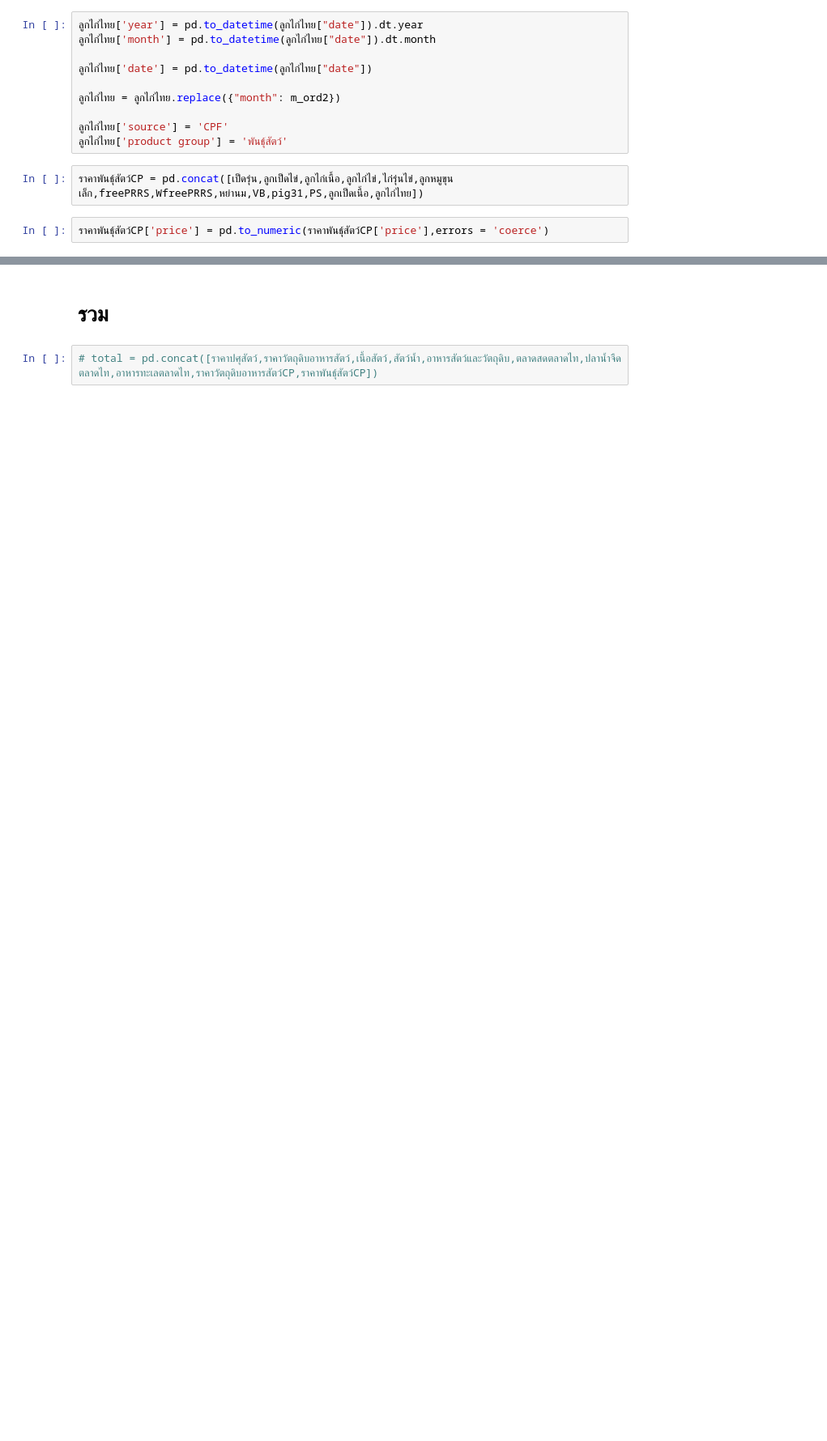
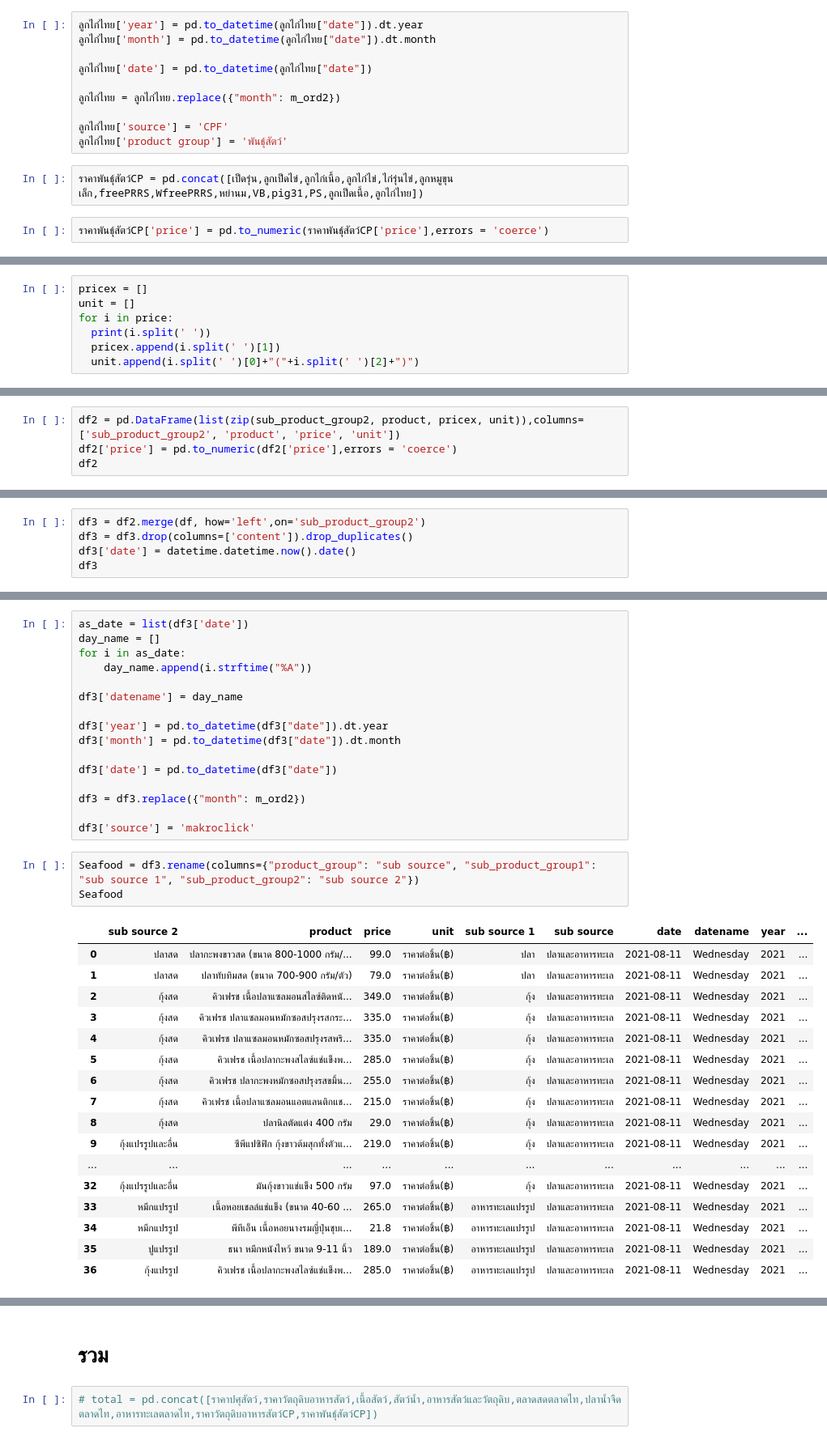
Before and after one commit to gvanathip/webscraping, a Jupyter notebook: publicdata_price.ipynb, the cells around one changed output, grey strips where cells are left out. Shown at 81% size. Cells and saved outputs as stored; diff of their text form; blank space fills up the shorter version.

```diff
--- a/publicdata_price.ipynb
+++ b/publicdata_price.ipynb
@@ -2550,0 +3433,7 @@ for i in as_date:
+# %%
+pricex = []
+unit = []
+for i in price:
+  print(i.split(' '))
+  pricex.append(i.split(' ')[1])
+  unit.append(i.split(' ')[0]+"("+i.split(' ')[2]+")")
@@ -2550,0 +3458,4 @@ for i in as_date:
+# %%
+df2 = pd.DataFrame(list(zip(sub_product_group2, product, pricex, unit)),columns=['sub_product_group2', 'product', 'price', 'unit'])
+df2['price'] = pd.to_numeric(df2['price'],errors = 'coerce')
+df2
@@ -2550,0 +3480,5 @@ for i in as_date:
+# %%
+df3 = df2.merge(df, how='left',on='sub_product_group2')
+df3 = df3.drop(columns=['content']).drop_duplicates()
+df3['date'] = datetime.datetime.now().date()
+df3
@@ -2550,0 +3503,37 @@ for i in as_date:
+# %%
+as_date = list(df3['date'])
+day_name = []
+for i in as_date:
+    day_name.append(i.strftime("%A"))
+
+df3['datename'] = day_name
+
+df3['year'] = pd.to_datetime(df3["date"]).dt.year
+df3['month'] = pd.to_datetime(df3["date"]).dt.month
+
+df3['date'] = pd.to_datetime(df3["date"])
+
+df3 = df3.replace({"month": m_ord2})
+
+df3['source'] = 'makroclick'
+# %%
+Seafood = df3.rename(columns={"product_group": "sub source", "sub_product_group1": "sub source 1", "sub_product_group2": "sub source 2"})
+Seafood
+# %% [output]
+|  | sub source 2 | product | price | unit | sub source 1 | sub source | date | datename | year | ... |
+| 0 | ปลาสด | ปลากะพงขาวสด (ขนาด 800-1000 กรัม/... | 99.0 | ราคาต่อชิ้น(฿) | ปลา | ปลาและอาหารทะเล | 2021-08-11 | Wednesday | 2021 | ... |
+| 1 | ปลาสด | ปลาทับทิมสด (ขนาด 700-900 กรัม/ตัว) | 79.0 | ราคาต่อชิ้น(฿) | ปลา | ปลาและอาหารทะเล | 2021-08-11 | Wednesday | 2021 | ... |
+| 2 | กุ้งสด | คิวเฟรช เนื้อปลาแซลมอนสไลซ์ติดหนั... | 349.0 | ราคาต่อชิ้น(฿) | กุ้ง | ปลาและอาหารทะเล | 2021-08-11 | Wednesday | 2021 | ... |
+| 3 | กุ้งสด | คิวเฟรช ปลาแซลมอนหมักซอสปรุงรสกระ... | 335.0 | ราคาต่อชิ้น(฿) | กุ้ง | ปลาและอาหารทะเล | 2021-08-11 | Wednesday | 2021 | ... |
+| 4 | กุ้งสด | คิวเฟรช ปลาแซลมอนหมักซอสปรุงรสพริ... | 335.0 | ราคาต่อชิ้น(฿) | กุ้ง | ปลาและอาหารทะเล | 2021-08-11 | Wednesday | 2021 | ... |
+| 5 | กุ้งสด | คิวเฟรช เนื้อปลากะพงสไลซ์แช่แข็งพ... | 285.0 | ราคาต่อชิ้น(฿) | กุ้ง | ปลาและอาหารทะเล | 2021-08-11 | Wednesday | 2021 | ... |
+| 6 | กุ้งสด | คิวเฟรช ปลากะพงหมักซอสปรุงรสขมิ้น... | 255.0 | ราคาต่อชิ้น(฿) | กุ้ง | ปลาและอาหารทะเล | 2021-08-11 | Wednesday | 2021 | ... |
+| 7 | กุ้งสด | คิวเฟรช เนื้อปลาแซลมอนแอตแลนติกแช... | 215.0 | ราคาต่อชิ้น(฿) | กุ้ง | ปลาและอาหารทะเล | 2021-08-11 | Wednesday | 2021 | ... |
+| 8 | กุ้งสด | ปลานิลตัดแต่ง 400 กรัม | 29.0 | ราคาต่อชิ้น(฿) | กุ้ง | ปลาและอาหารทะเล | 2021-08-11 | Wednesday | 2021 | ... |
+| 9 | กุ้งแปรรูปและอื่น | ซีพีแปซิฟิก กุ้งขาวต้มสุกทั้งตัวแ... | 219.0 | ราคาต่อชิ้น(฿) | กุ้ง | ปลาและอาหารทะเล | 2021-08-11 | Wednesday | 2021 | ... |
+| ... | ... | ... | ... | ... | ... | ... | ... | ... | ... | ... |
+| 32 | กุ้งแปรรูปและอื่น | มันกุ้งขาวแช่แข็ง 500 กรัม | 97.0 | ราคาต่อชิ้น(฿) | กุ้ง | ปลาและอาหารทะเล | 2021-08-11 | Wednesday | 2021 | ... |
+| 33 | หมึกแปรรูป | เนื้อหอยเชลล์แช่แข็ง (ขนาด 40-60 ... | 265.0 | ราคาต่อชิ้น(฿) | อาหารทะเลแปรรูป | ปลาและอาหารทะเล | 2021-08-11 | Wednesday | 2021 | ... |
+| 34 | หมึกแปรรูป | พีทีเอ็น เนื้อหอยนางรมญี่ปุ่นชุบเ... | 21.8 | ราคาต่อชิ้น(฿) | อาหารทะเลแปรรูป | ปลาและอาหารทะเล | 2021-08-11 | Wednesday | 2021 | ... |
+| 35 | ปูแปรรูป | ธนา หมึกหนังไหว้ ขนาด 9-11 นิ้ว | 189.0 | ราคาต่อชิ้น(฿) | อาหารทะเลแปรรูป | ปลาและอาหารทะเล | 2021-08-11 | Wednesday | 2021 | ... |
+| 36 | กุ้งแปรรูป | คิวเฟรช เนื้อปลากะพงสไลซ์แช่แข็งพ... | 285.0 | ราคาต่อชิ้น(฿) | อาหารทะเลแปรรูป | ปลาและอาหารทะเล | 2021-08-11 | Wednesday | 2021 | ... |
```
Also changed, not shown: parts of 171 cells of this notebook.
